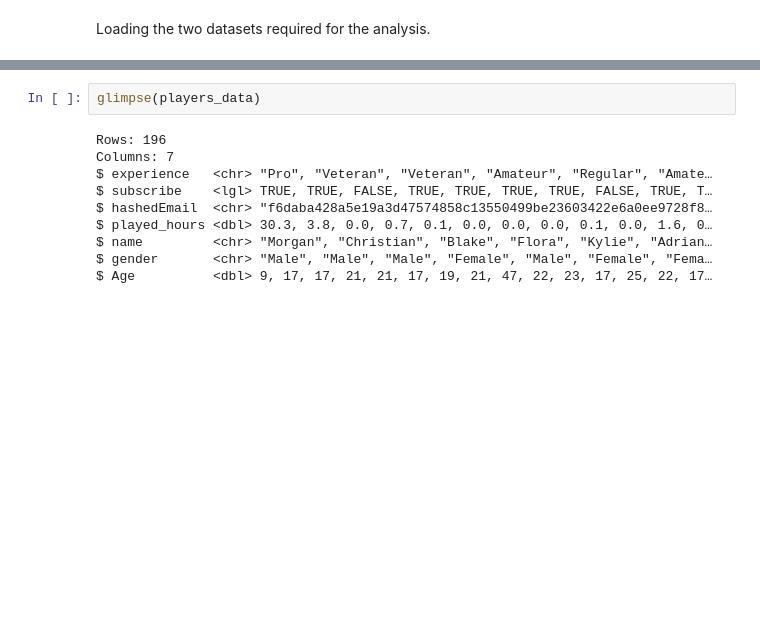
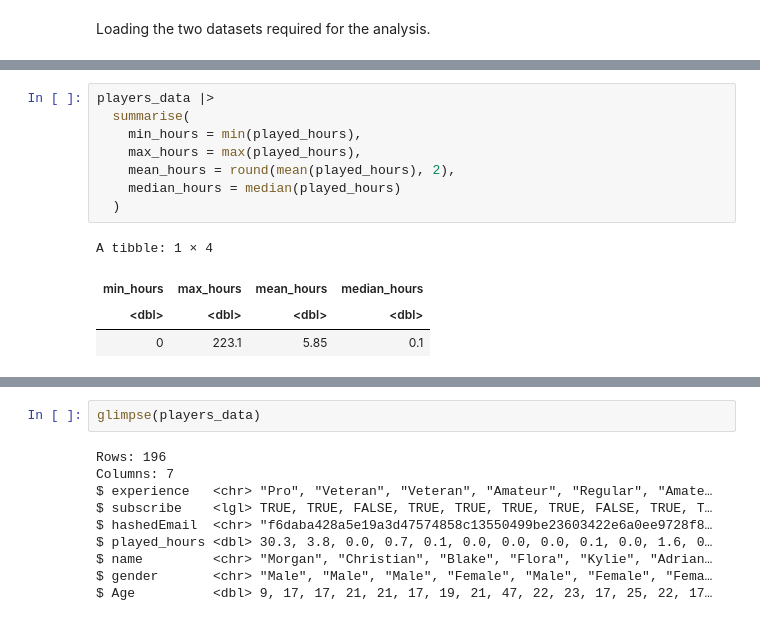
Before and after one commit to zgao36/DSCI-100-2025W1-Group-34, a Jupyter notebook: DSCI100_project_PG_34.ipynb, the cells around one changed output, grey strips where cells are left out. Saved outputs shown, nothing was run; the diff lists cells and outputs as text; blank space fills up the shorter version.

```diff
--- a/DSCI100_project_PG_34.ipynb
+++ b/DSCI100_project_PG_34.ipynb
@@ -61,0 +121,13 @@ Loading the two datasets required for the analysis.
+# %%
+players_data |>
+  summarise(
+    min_hours = min(played_hours),
+    max_hours = max(played_hours),
+    mean_hours = round(mean(played_hours), 2),
+    median_hours = median(played_hours)
+  )
+# %% [output]
+A tibble: 1 × 4
+| min_hours | max_hours | mean_hours | median_hours |
+| <dbl> | <dbl> | <dbl> | <dbl> |
+| 0 | 223.1 | 5.85 | 0.1 |
```
Also changed, not shown: parts of 28 cells of this notebook.
